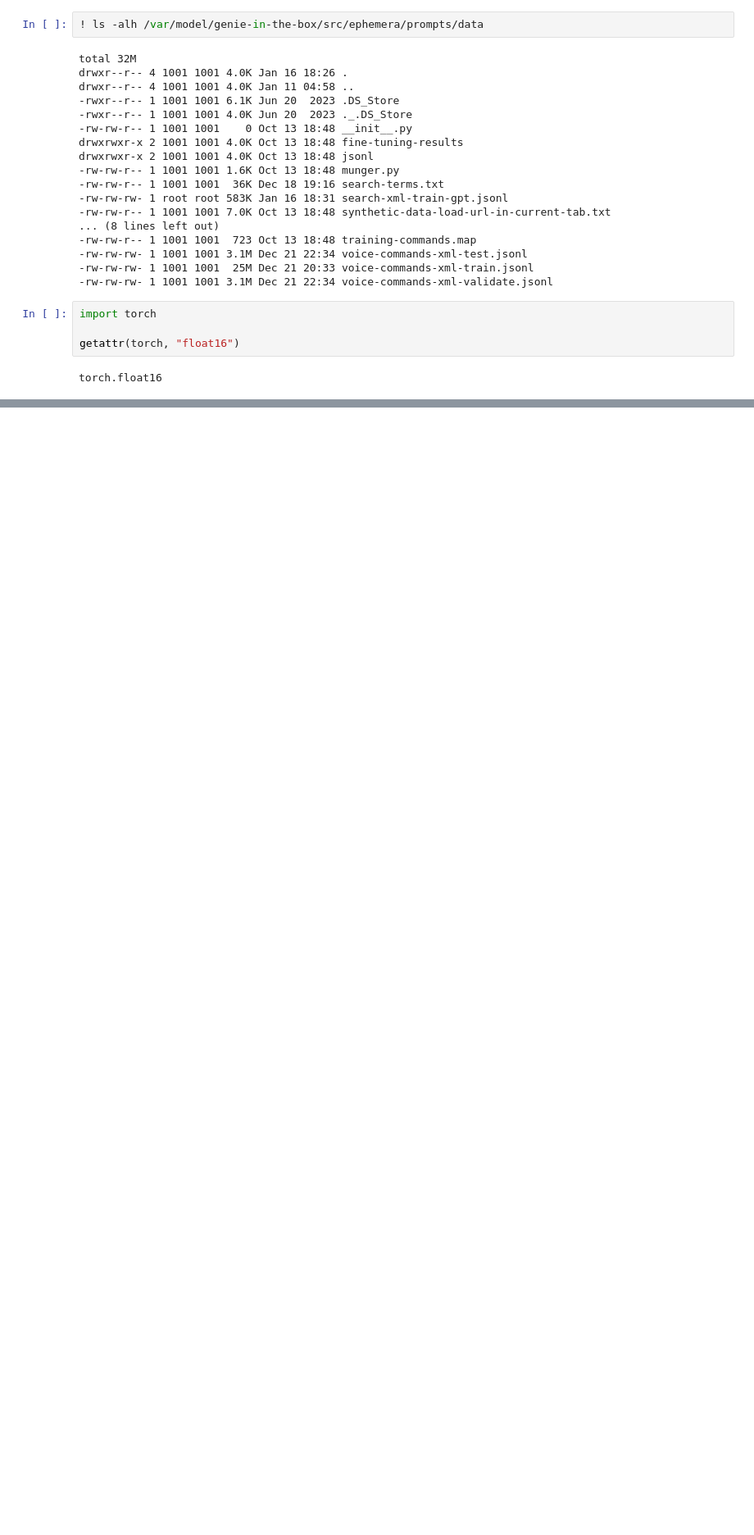
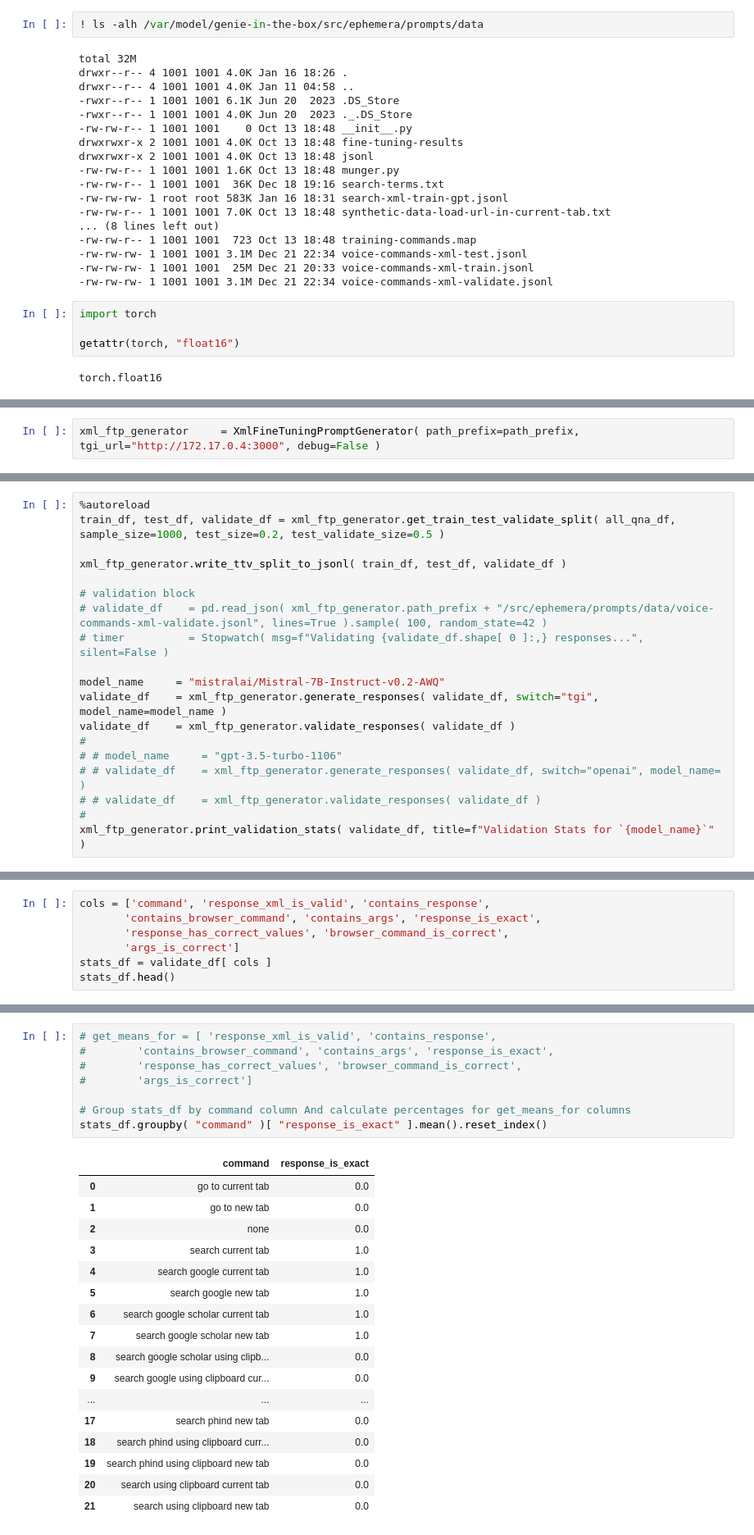
Before and after one commit to deepily/genie-in-the-box, a Jupyter notebook: src/ephemera/notebooks/deepily-xml-prompt-generator.ipynb, the cells around one changed output, grey strips where cells are left out. Shown at 82% size. Cells and saved outputs as stored; diff of their text form; blank space fills up the shorter version.

```diff
--- a/src/ephemera/notebooks/deepily-xml-prompt-generator.ipynb
+++ b/src/ephemera/notebooks/deepily-xml-prompt-generator.ipynb
@@ -938,0 +1031,2 @@ torch.float16
+# %%
+xml_ftp_generator     = XmlFineTuningPromptGenerator( path_prefix=path_prefix, tgi_url="http://172.17.0.4:3000", debug=False )
@@ -938,0 +1051,19 @@ torch.float16
+# %%
+%autoreload
+train_df, test_df, validate_df = xml_ftp_generator.get_train_test_validate_split( all_qna_df, sample_size=1000, test_size=0.2, test_validate_size=0.5 )
+
+xml_ftp_generator.write_ttv_split_to_jsonl( train_df, test_df, validate_df )
+
+# validation block
+# validate_df    = pd.read_json( xml_ftp_generator.path_prefix + "/src/ephemera/prompts/data/voice-commands-xml-validate.jsonl", lines=True ).sample( 100, random_state=42 )
+# timer          = Stopwatch( msg=f"Validating {validate_df.shape[ 0 ]:,} responses...", silent=False )
+
+model_name     = "mistralai/Mistral-7B-Instruct-v0.2-AWQ"
+validate_df    = xml_ftp_generator.generate_responses( validate_df, switch="tgi", model_name=model_name )
+validate_df    = xml_ftp_generator.validate_responses( validate_df )
+#
+# # model_name     = "gpt-3.5-turbo-1106"
+# # validate_df    = xml_ftp_generator.generate_responses( validate_df, switch="openai", model_name= )
+# # validate_df    = xml_ftp_generator.validate_responses( validate_df )
+#
+xml_ftp_generator.print_validation_stats( validate_df, title=f"Validation Stats for `{model_name}`" )
@@ -938,0 +1097,7 @@ torch.float16
+# %%
+cols = ['command', 'response_xml_is_valid', 'contains_response',
+       'contains_browser_command', 'contains_args', 'response_is_exact',
+       'response_has_correct_values', 'browser_command_is_correct',
+       'args_is_correct']
+stats_df = validate_df[ cols ]
+stats_df.head()
@@ -938,0 +1111,26 @@ torch.float16
+# %%
+# get_means_for = [ 'response_xml_is_valid', 'contains_response',
+#        'contains_browser_command', 'contains_args', 'response_is_exact',
+#        'response_has_correct_values', 'browser_command_is_correct',
+#        'args_is_correct']
+
+# Group stats_df by command column And calculate percentages for get_means_for columns
+stats_df.groupby( "command" )[ "response_is_exact" ].mean().reset_index()
+# %% [output]
+|  | command | response_is_exact |
+| 0 | go to current tab | 0.0 |
+| 1 | go to new tab | 0.0 |
+| 2 | none | 0.0 |
+| 3 | search current tab | 1.0 |
+| 4 | search google current tab | 1.0 |
+| 5 | search google new tab | 1.0 |
+| 6 | search google scholar current tab | 1.0 |
+| 7 | search google scholar new tab | 1.0 |
+| 8 | search google scholar using clipb... | 0.0 |
+| 9 | search google using clipboard cur... | 0.0 |
+| ... | ... | ... |
+| 17 | search phind new tab | 0.0 |
+| 18 | search phind using clipboard curr... | 0.0 |
+| 19 | search phind using clipboard new tab | 0.0 |
+| 20 | search using clipboard current tab | 0.0 |
+| 21 | search using clipboard new tab | 0.0 |
```
Also changed, not shown: parts of 15 cells of this notebook.
